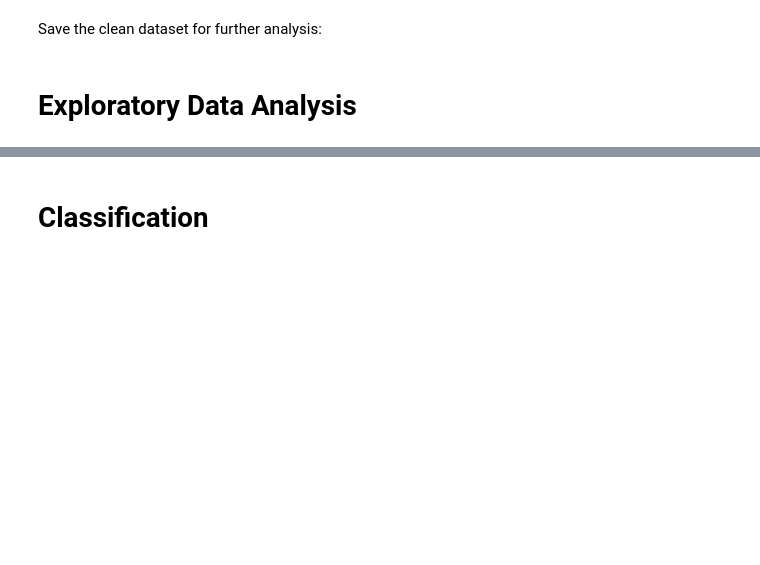
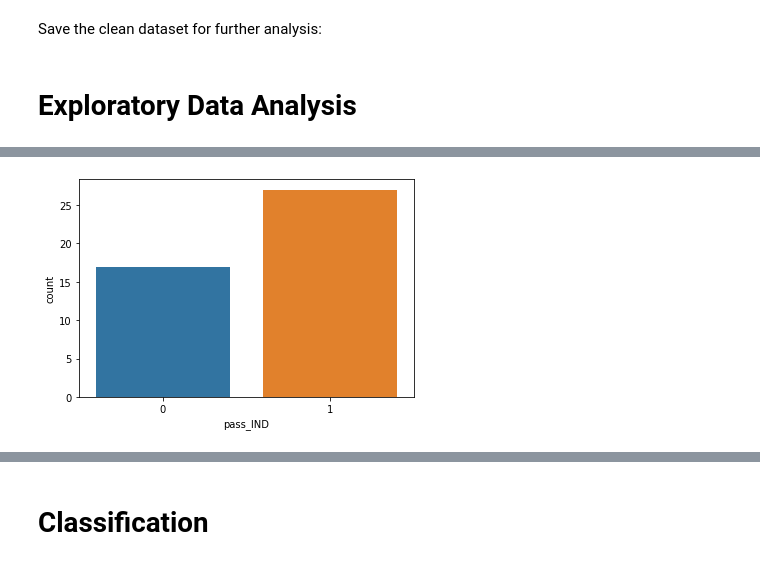
Before and after one commit to ZhenghaoXiao32/educational-process-mining, a Jupyter notebook: educational_process_mining.ipynb, the cells around one changed output, grey strips where cells are left out. Cells and saved outputs as stored; diff of their text form; code cells hidden in the pictures; blank space fills up the shorter version.

```diff
--- a/educational_process_mining.ipynb
+++ b/educational_process_mining.ipynb
@@ -415,0 +418,3 @@ df_clean.to_csv("epm_clean.csv", encoding='utf-8', index=False)
+# %%
+df_clean = pd.read_csv("epm_clean.csv")
+df_clean.head()
@@ -415,0 +460,4 @@ df_clean.to_csv("epm_clean.csv", encoding='utf-8', index=False)
+# %%
+sns.countplot(x='pass_IND', data=df_clean);
+# %% [output]
+[figure, added]
```
Also changed, not shown: parts of 77 cells of this notebook.
